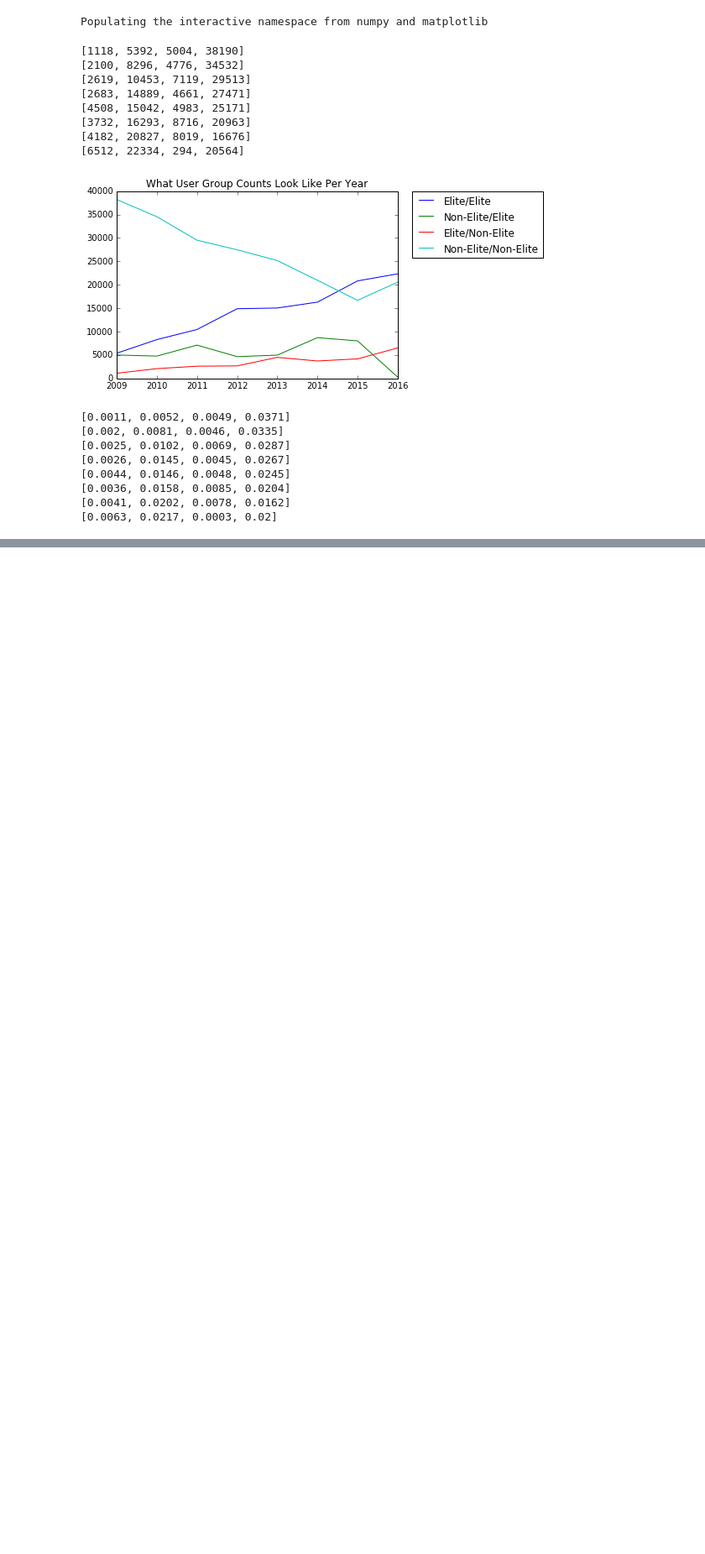
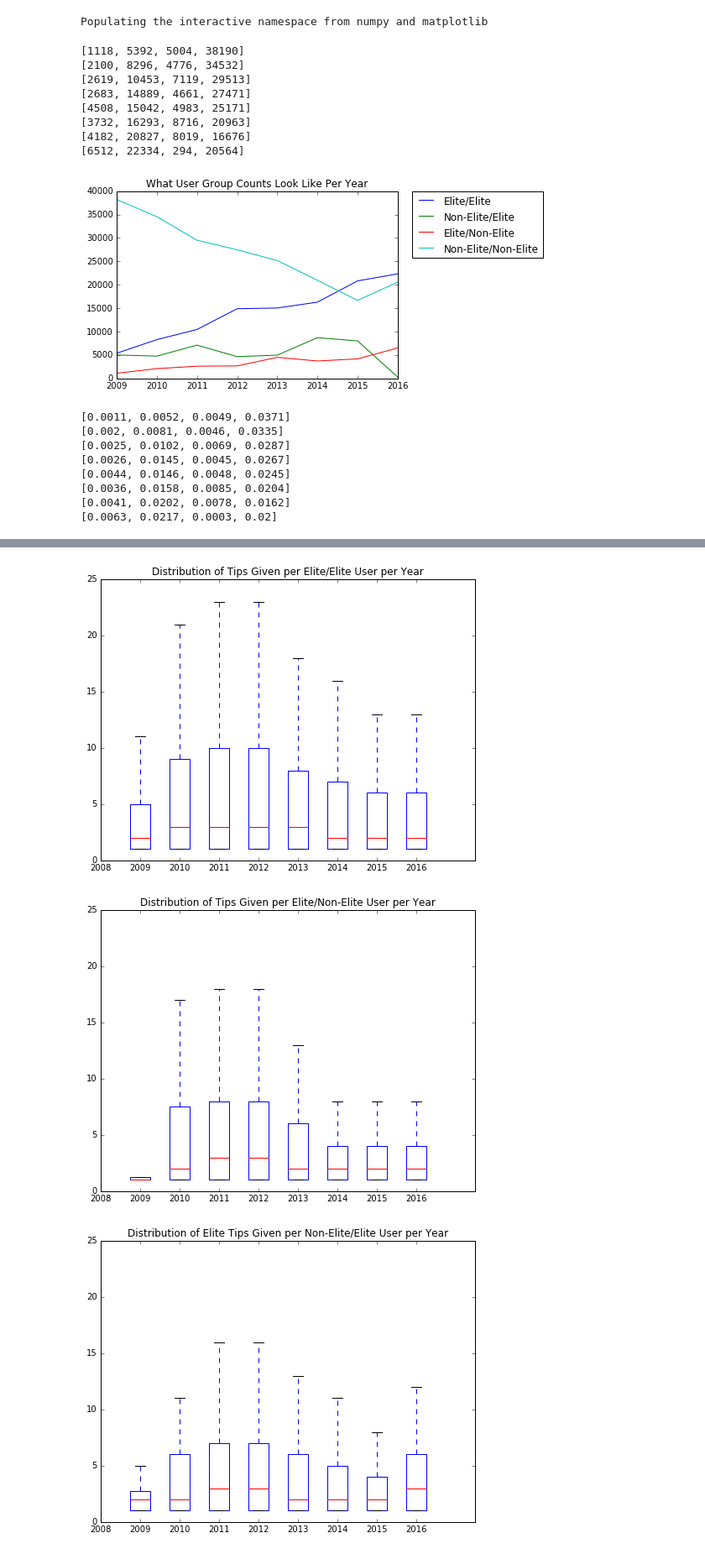
Before and after one commit to CornellDataScience/Yelp, a Jupyter notebook: salt-baes/Veronica/vmo5_tipanalysis.ipynb, the cells around one changed output, grey strips where cells are left out. Shown at 84% size. Saved outputs shown, nothing was run; the diff lists cells and outputs as text; code cells hidden in the pictures; blank space fills up the shorter version.

```diff
--- a/salt-baes/Veronica/vmo5_tipanalysis.ipynb
+++ b/salt-baes/Veronica/vmo5_tipanalysis.ipynb
@@ -250,3 +267,17 @@ allNNtips = [tipsNN09, tipsNN10, tipsNN11, tipsNN12, tipsNN13, tipsNN14, tipsNN1
+# %%
+#Get the number of tips that each user gave (in dictionary form):
+def getAllUniqueCounts(tipelites_list):
+    '''Returns dictionary of tip counts for how many unique tips a user gave. Dictionary in form results[year][user_ID]. tipelites_list: list of matched tips for all years.'''
+    results = defaultdict(dict)
+    selectyears = [u'2009', u'2010', u'2011', u'2012', u'2013', u'2014', u'2015', u'2016', u'2017']
+    for x in range(len(tipelites_list)):
+        for ID in tipelites_list[x]:
+            year = selectyears[x]
+            if ID in results[year].keys():
+                results[year][ID] +=1
+            else:
+                results[year][ID] = 1
+    return results
 # %%
 EEx = getAllUniqueCounts(allEEtips)
 # %%
@@ -352,22 +388,35 @@ for year in yearspossible:
     NNtipcounts.append(countvals)
 # %%
 #BOXPLOTS of number of tips per year for the different user groups.
+#If you want to see the outliers, change showfliers to be True.
 plt.figure(figsize=(8,6))
 plt.title('Distribution of Tips Given per Elite/Elite User per Year')
-plt.boxplot(EEtipcounts[5:])
+plt.boxplot(EEtipcounts[5:], showfliers=False)
+plt.xticks(range(9), yearspossible[4:13], rotation='horizontal')
+plt.ylim(0,25)
 plt.show()
 
 plt.figure(figsize=(8,6))
 plt.title('Distribution of Tips Given per Elite/Non-Elite User per Year')
-plt.boxplot(ENtipcounts[5:])
+plt.boxplot(ENtipcounts[5:], showfliers=False)
+plt.xticks(range(9), yearspossible[4:13], rotation='horizontal')
+plt.ylim(0,25)
 plt.show()
 
 plt.figure(figsize=(8,6))
 plt.title('Distribution of Elite Tips Given per Non-Elite/Elite User per Year')
-plt.boxplot(NEtipcounts[5:])
+plt.boxplot(NEtipcounts[5:], showfliers=False)
+plt.xticks(range(9), yearspossible[4:13], rotation='horizontal')
+plt.ylim(0,25)
 plt.show()
 
 plt.figure(figsize=(8,6))
 plt.title('Distribution of Elite Tips Given per Non-Elite/Non-Elite User per Year')
-plt.boxplot(NNtipcounts[5:])
+plt.boxplot(NNtipcounts[5:], showfliers=False)
+plt.ylim(0,25)
+plt.xticks(range(9), yearspossible[4:13], rotation='horizontal')
 plt.show()
+# %% [output]
+[figure, added]
+[figure, added]
+[figure, added]
```
Also changed, not shown: parts of 14 cells of this notebook, 6 other files.
